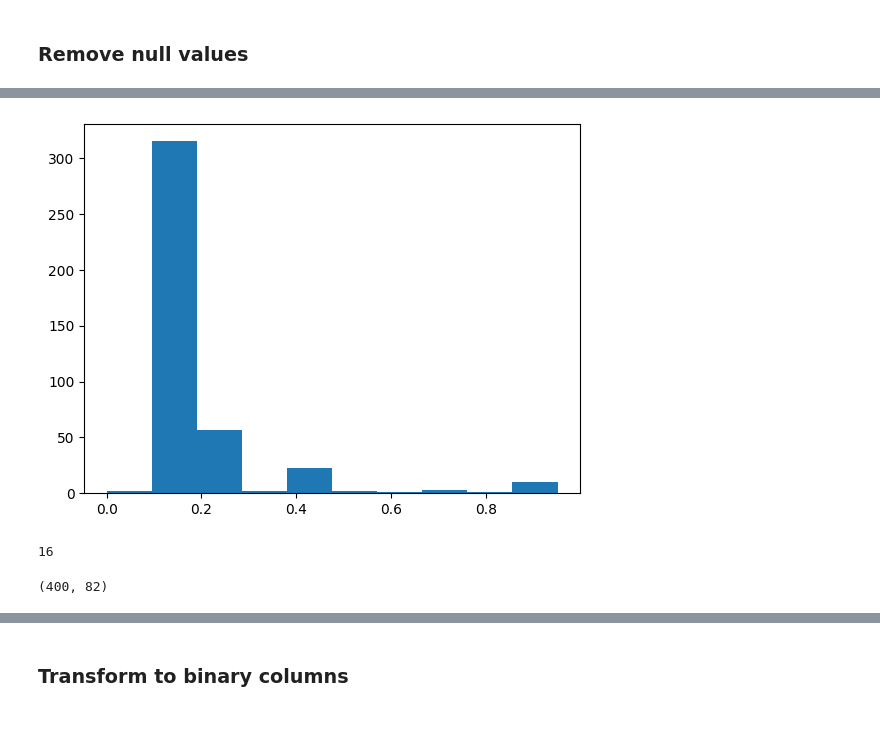
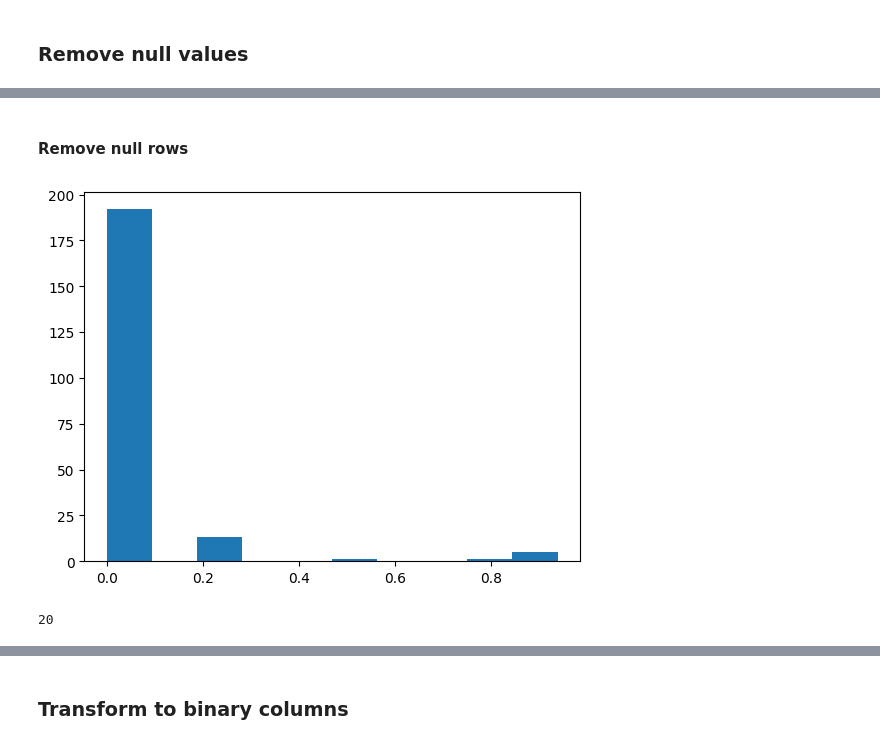
Before and after one commit to krusand/Analyzing-concussions-through-eyetracking-measurements, a Jupyter notebook: SurveyResponses.ipynb, the cells around one changed output, grey strips where cells are left out. Saved outputs shown, nothing was run; the diff lists cells and outputs as text; code cells hidden in the pictures.

```diff
--- a/SurveyResponses.ipynb
+++ b/SurveyResponses.ipynb
@@ -294,0 +284,9 @@ data_full = pd.concat([data, metadata], axis=1)
+# %%
+# Sort by ID and Date to ensure the latest response is last
+data_sorted = data_full.sort_values(by=["id", "date"], ascending=[True, False])
+
+# Keep only the latest row per participant
+data_rm_dups = data_sorted.drop_duplicates(subset="id", keep="first")
+
+# Reset index
+data_rm_dups.reset_index(drop=True, inplace=True)
@@ -298,0 +302,3 @@ n_rows, n_cols = data_full.shape
+# %%
+col_nan_count = data_rm_dups.isna().sum(axis=0)
+plt.hist(col_nan_count/data_rm_dups.shape[0]);
@@ -298,0 +307,5 @@ n_rows, n_cols = data_full.shape
+# %%
+# Remove columns with questions answered by less than 40 % of the participants
+# The column info_injury:0 were only answered by around 50 % of the
+m = col_nan_count <= round(data_rm_dups.shape[0]*0.60)
+data_rm_cols = data_rm_dups.loc[:,m]
@@ -299,8 +328,10 @@ n_rows, n_cols = data_full.shape
+# %% [markdown]
+#### Remove null rows
 # %%
-row_nan_count = data_full.isna().sum(axis=1)
+row_nan_count = data_rm_cols.isna().sum(axis=1)
 # %%
-plt.hist(row_nan_count/n_cols);
+plt.hist(row_nan_count/data_rm_cols.shape[1]);
 # %% [output]
-[figure, old version]
+[figure, new version]
 # %%
 # Remove rows with participant that have answered less than 60 % of the questions
@@ -309,8 +340,4 @@ data_rm_rows = data_full[m]
 # %%
-data_full.shape[0]-data_rm_rows.shape[0]
+data_rm_cols.shape[0]-data_rm_cols_rows.shape[0]
 # %% [output]
-16
+20
-# %%
-data_rm_rows.shape
-# %% [output]
-(400, 82)
```
Also changed, not shown: parts of 48 cells of this notebook.
